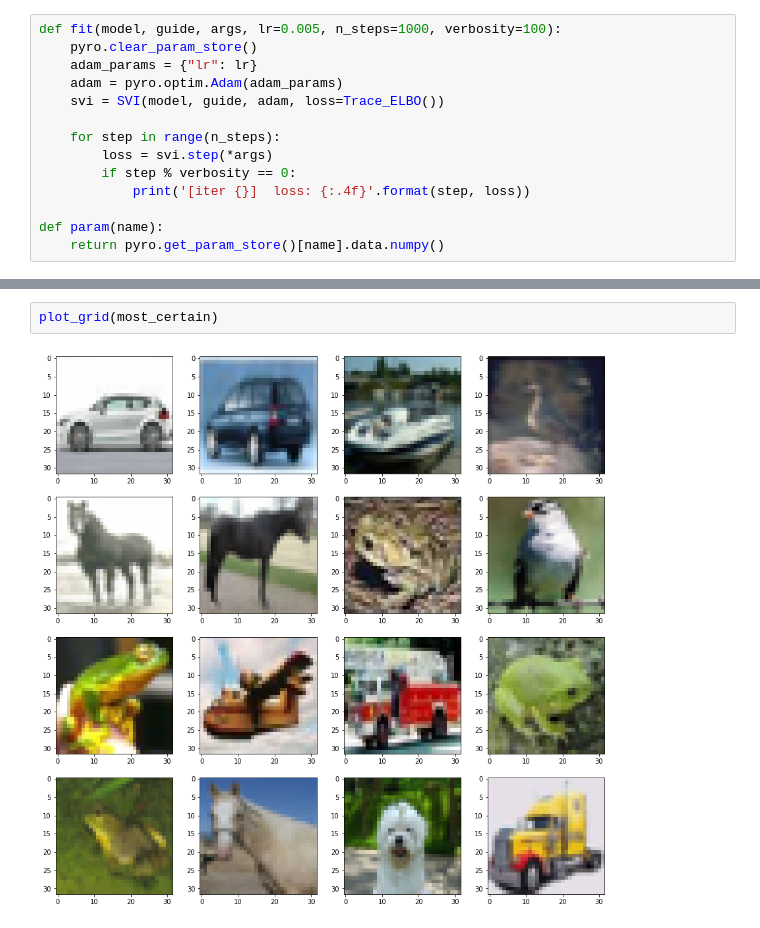
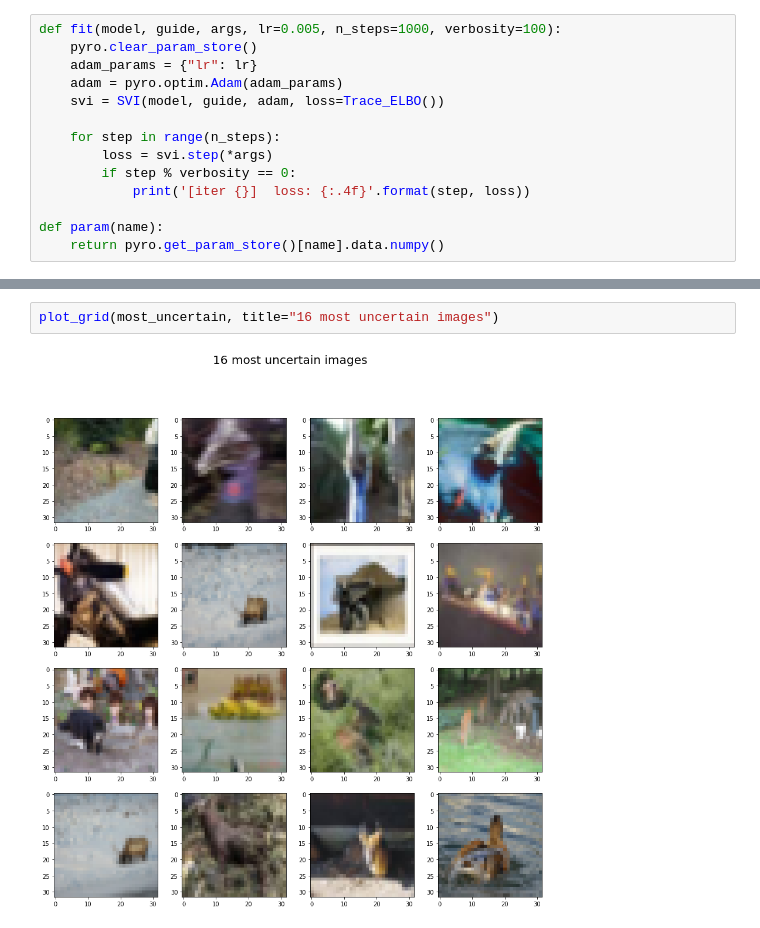
Before and after one commit to bkane2/ppl-workshop, a Jupyter notebook: CifarModel.ipynb, the cells around one changed output, grey strips where cells are left out. Saved outputs shown, nothing was run; the diff lists cells and outputs as text.

```diff
--- a/CifarModel.ipynb
+++ b/CifarModel.ipynb
@@ -249,4 +340,4 @@ plot_grid(most_uncertain)
-# %%
-plot_grid(most_certain)
-# %% [output]
-[figure, removed]
+# %%
+plot_grid(most_uncertain, title="16 most uncertain images")
+# %% [output]
+[figure, added]
```
Also changed, not shown: parts of 33 cells of this notebook, 3 other files.
